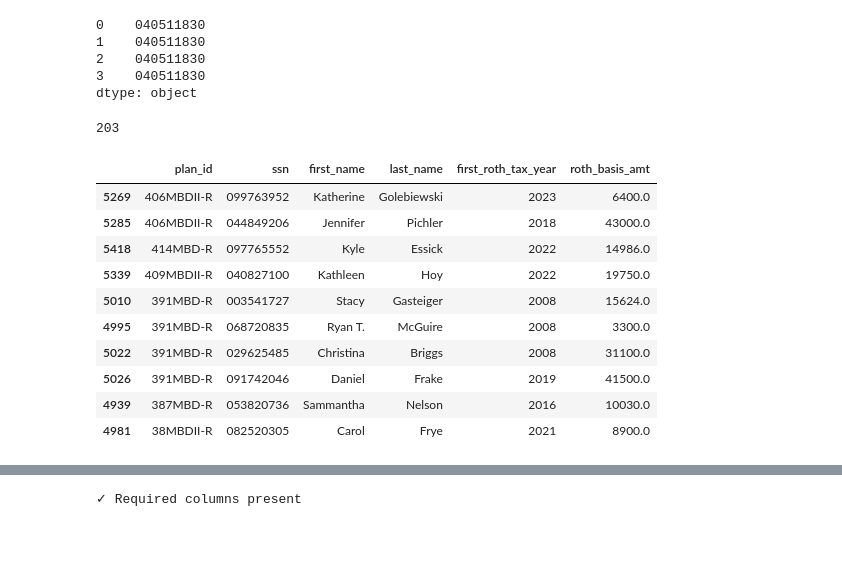
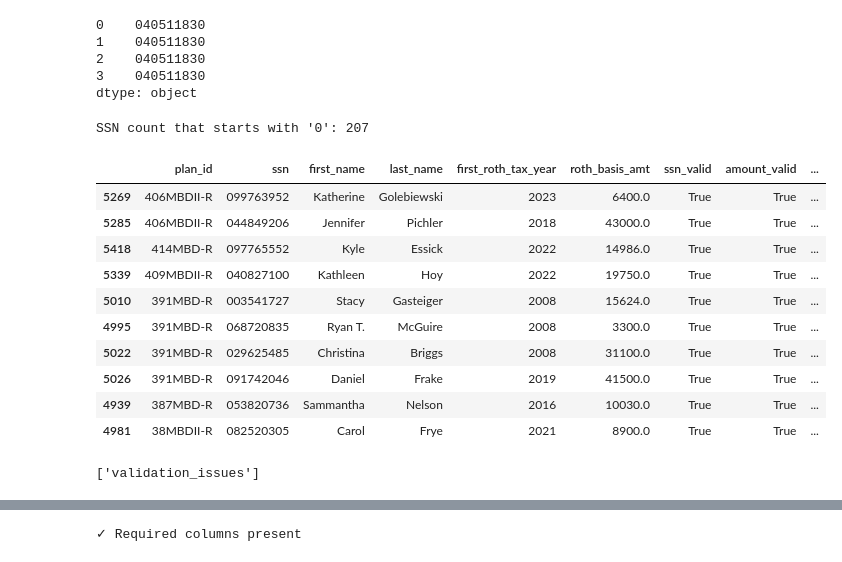
Before and after one commit to manuel-reyes-ml/1099_reconciliation_pipeline, a Jupyter notebook: notebooks/05_match_roth_basis_analysis.ipynb, the cells around one changed output, grey strips where cells are left out. Saved outputs shown, nothing was run; the diff lists cells and outputs as text; code cells hidden in the pictures.

Commit message:
Notebooks: update match_roth_basis_analysis cells to reflect new validations and new clean_relius_demo module

```diff
--- a/notebooks/05_match_roth_basis_analysis.ipynb
+++ b/notebooks/05_match_roth_basis_analysis.ipynb
@@ -112,18 +116,37 @@ tests.map(normalize_ssn)
 3    040511830
 dtype: object
 # %%
-print(relius_roth_basis_clean[relius_roth_basis_clean["ssn"].str.startswith("0")].value_counts().sum())
+# Cell 6 — Check key SSNs that start with '0' to validate normalize function
+
+ssn_zero_mask = (
+    relius_roth_basis_clean["ssn"]
+    .astype("string")
+    .str.startswith("0")
+    .fillna(False)
+)
+print(f"SSN count that starts with '0': {relius_roth_basis_clean.loc[ssn_zero_mask].shape[0]}")
 relius_roth_basis_clean[relius_roth_basis_clean["ssn"].str.startswith("0")].head(10)
 # %% [output]
-203
+SSN count that starts with '0': 207
-|  | plan_id | ssn | first_name | last_name | first_roth_tax_year | roth_basis_amt |
-| 5269 | 406MBDII-R | 099763952 | Katherine | Golebiewski | 2023 | 6400.0 |
-| 5285 | 406MBDII-R | 044849206 | Jennifer | Pichler | 2018 | 43000.0 |
-| 5418 | 414MBD-R | 097765552 | Kyle | Essick | 2022 | 14986.0 |
-| 5339 | 409MBDII-R | 040827100 | Kathleen | Hoy | 2022 | 19750.0 |
-| 5010 | 391MBD-R | 003541727 | Stacy | Gasteiger | 2008 | 15624.0 |
-| 4995 | 391MBD-R | 068720835 | Ryan T. | McGuire | 2008 | 3300.0 |
-| 5022 | 391MBD-R | 029625485 | Christina | Briggs | 2008 | 31100.0 |
-| 5026 | 391MBD-R | 091742046 | Daniel | Frake | 2019 | 41500.0 |
-| 4939 | 387MBD-R | 053820736 | Sammantha | Nelson | 2016 | 10030.0 |
-| 4981 | 38MBDII-R | 082520305 | Carol | Frye | 2021 | 8900.0 |
+|  | plan_id | ssn | first_name | last_name | first_roth_tax_year | roth_basis_amt | ssn_valid | amount_valid | ... |
+| 5269 | 406MBDII-R | 099763952 | Katherine | Golebiewski | 2023 | 6400.0 | True | True | ... |
+| 5285 | 406MBDII-R | 044849206 | Jennifer | Pichler | 2018 | 43000.0 | True | True | ... |
+| 5418 | 414MBD-R | 097765552 | Kyle | Essick | 2022 | 14986.0 | True | True | ... |
+| 5339 | 409MBDII-R | 040827100 | Kathleen | Hoy | 2022 | 19750.0 | True | True | ... |
+| 5010 | 391MBD-R | 003541727 | Stacy | Gasteiger | 2008 | 15624.0 | True | True | ... |
+| 4995 | 391MBD-R | 068720835 | Ryan T. | McGuire | 2008 | 3300.0 | True | True | ... |
+| 5022 | 391MBD-R | 029625485 | Christina | Briggs | 2008 | 31100.0 | True | True | ... |
+| 5026 | 391MBD-R | 091742046 | Daniel | Frake | 2019 | 41500.0 | True | True | ... |
+| 4939 | 387MBD-R | 053820736 | Sammantha | Nelson | 2016 | 10030.0 | True | True | ... |
+| 4981 | 38MBDII-R | 082520305 | Carol | Frye | 2021 | 8900.0 | True | True | ... |
+# %%
+# Cell 7 — Check column(s) that are Python 'list'
+
+list_cols = [
+    col for col in relius_roth_basis_clean.columns
+    if relius_roth_basis_clean[col].apply(lambda x: isinstance(x, list)).any()
+]
+
+list_cols
+# %% [output]
+['validation_issues']
```
Also changed, not shown: parts of 21 cells of this notebook.
